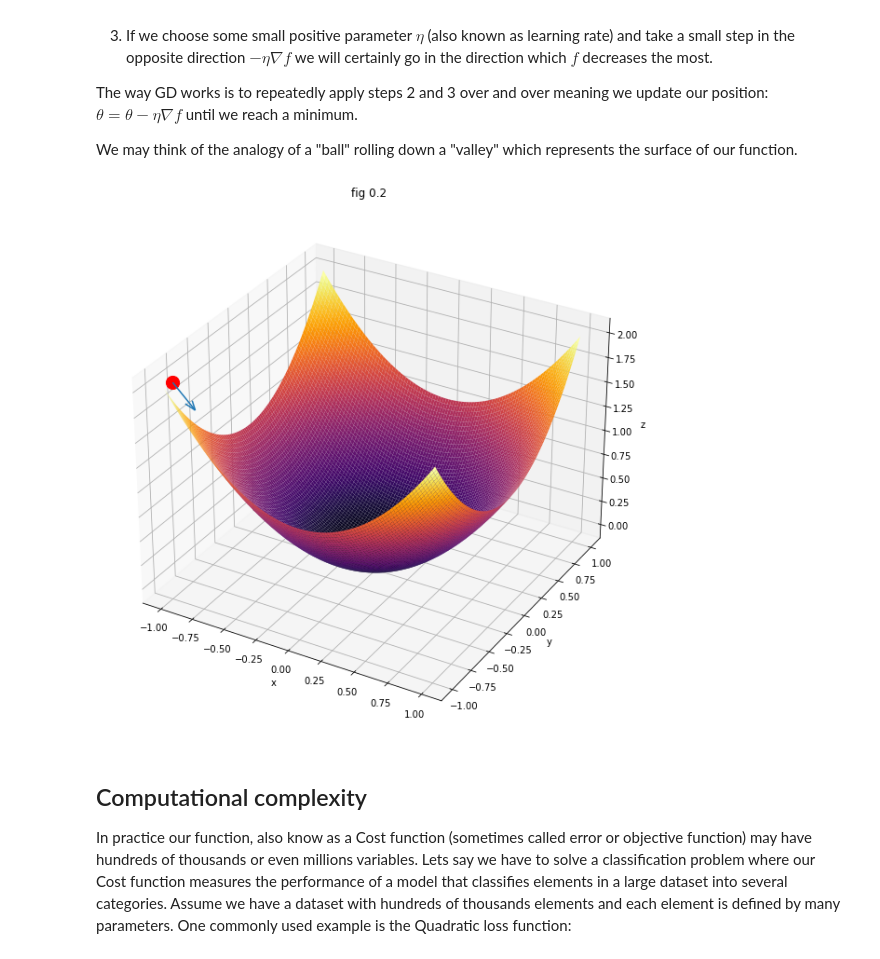
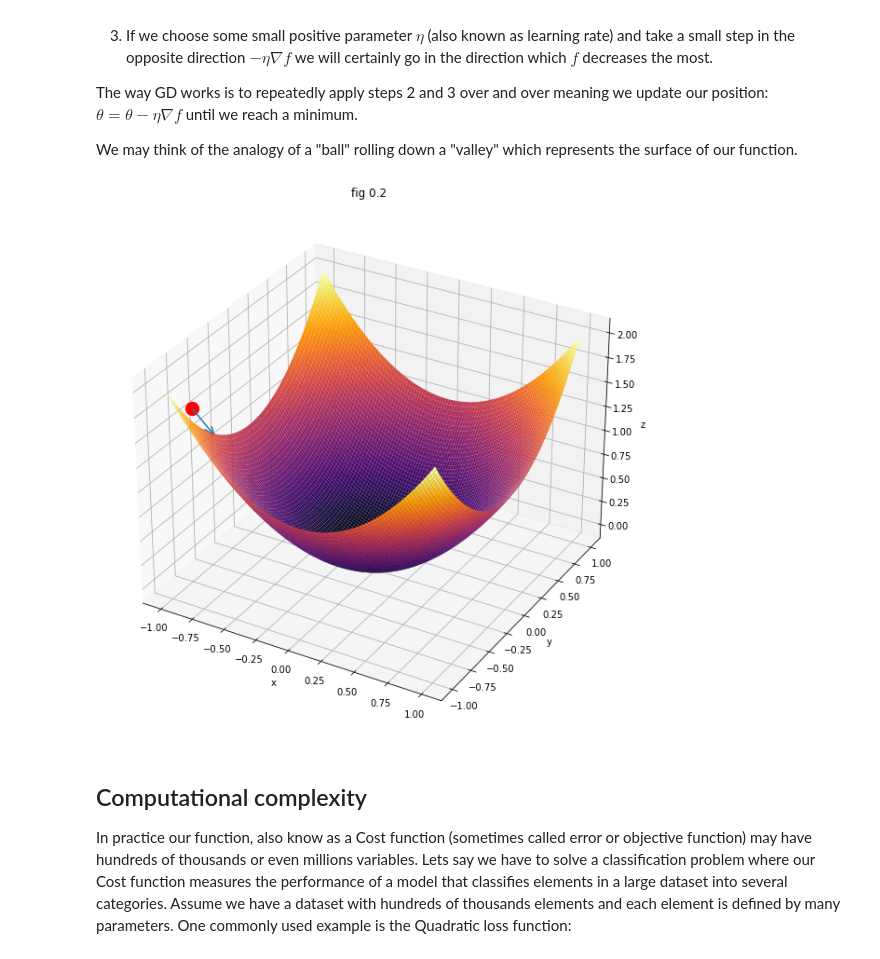
Before and after one commit to vaniugata/GradientDescent, a Jupyter notebook: GradentDescent.ipynb, the cells around one changed output. Drawn from its saved outputs; the diff is of its cells as text; code cells hidden in the pictures.

```diff
--- a/GradentDescent.ipynb
+++ b/GradentDescent.ipynb
@@ -61,22 +61,22 @@ We may think of the analogy of a "ball" rolling down a "valley" which represents
 # %%
 plt.gcf().set_size_inches(18.5, 10.5)
 ax = plt.axes(projection='3d')
 ax.set_title('fig 0.2')
 ax.set_xlabel('x')
 ax.set_ylabel('y')
 ax.set_zlabel('z')
 
 
 plot_function_3d(f, x, y, ax)
 
-point_x = -1
-point_y = -1
+point_x = -0.99
+point_y = -0.8
 point_z = f(point_x, point_y)
 ax.scatter(point_x, point_y + 0.1, point_z, c="red", s=200)
 ax.quiver(point_x, point_y + 0.1, point_z, 0.1, 0.1, -0.3)
 plt.show()
 # %% [output]
-[figure, old version]
+[figure, new version]
 # %% [markdown]
 ## Computational complexity
 In practice our function, also know as a Cost function (sometimes called error or objective function) may have hundreds of thousands or even millions variables. Lets say we have to solve a classification problem where our Cost function measures the performance of a model that classifies elements in a large dataset into several categories. Assume we have a dataset with hundreds of thousands elements and each element is defined by many parameters. One commonly used example is the Quadratic loss function: $$ \lambda(x) = f(t - x)^{2} $$
```
Also changed, not shown: parts of 4 cells of this notebook.
